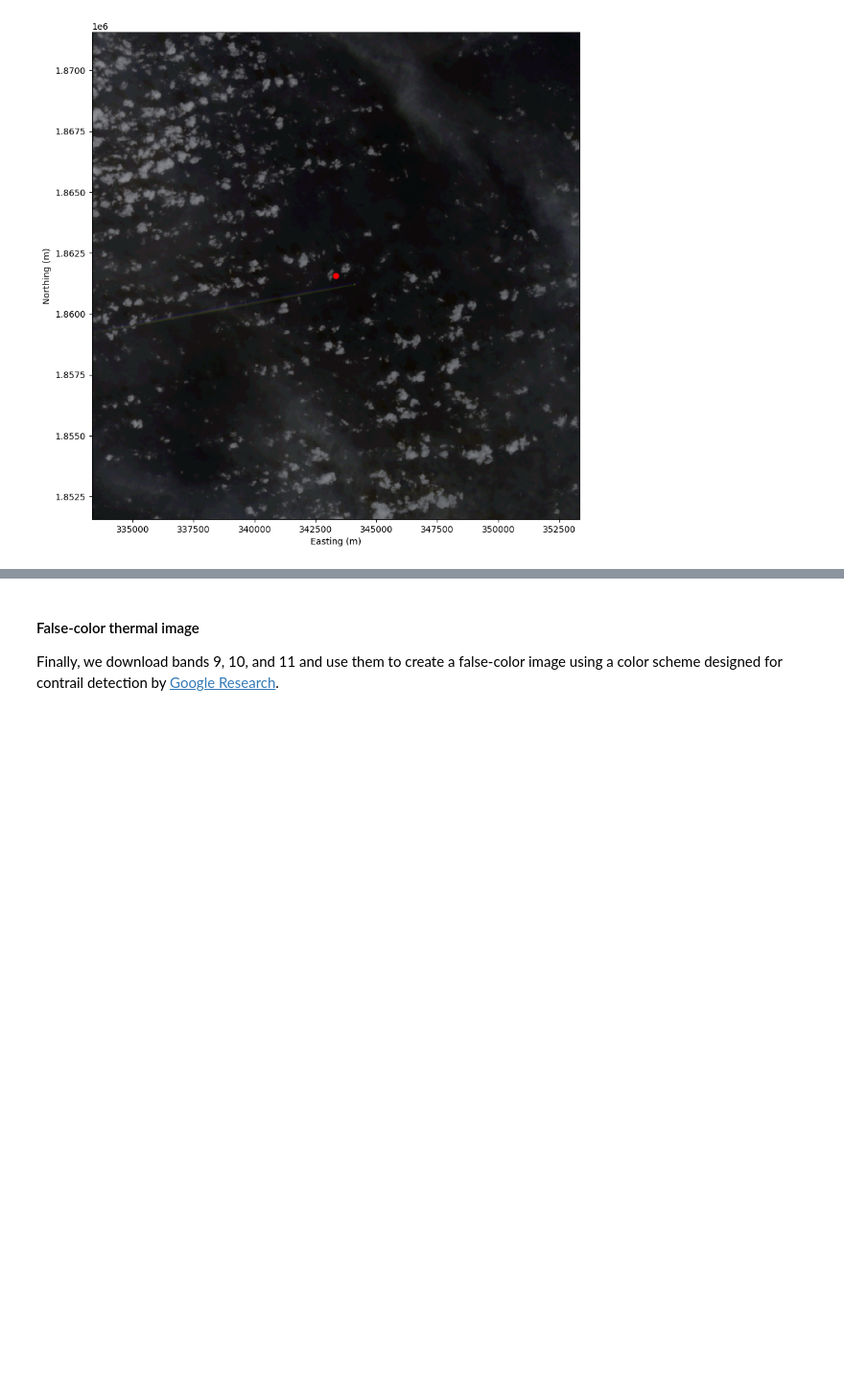
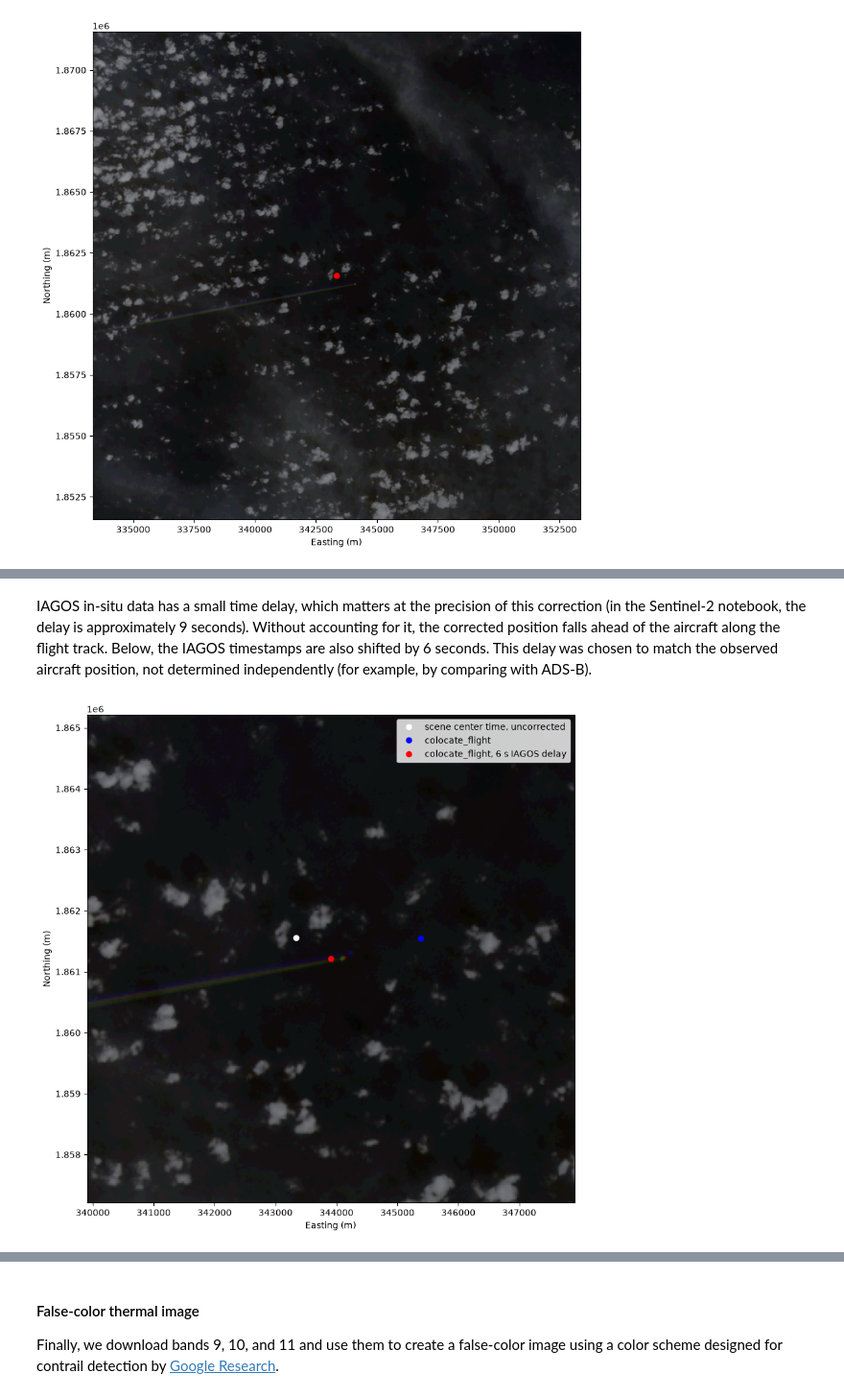
Before and after one commit to contrailcirrus/pycontrails, a Jupyter notebook: docs/notebooks/Landsat.ipynb, the cells around one changed output, grey strips where cells are left out. Shown at 96% size. Cells and saved outputs as stored; diff of their text form; code cells hidden in the pictures; blank space fills up the shorter version.

```diff
--- a/docs/notebooks/Landsat.ipynb
+++ b/docs/notebooks/Landsat.ipynb
@@ -110,0 +112,20 @@ plt.ylabel("Northing (m)");
+# %%
+x1, y1, t1 = handler.colocate_flight(Flight(df))
+# %% [markdown]
+IAGOS in-situ data has a small time delay, which matters at the precision of this correction (in the Sentinel-2 notebook, the delay is approximately 9 seconds). Without accounting for it, the corrected position falls ahead of the aircraft along the flight track. Below, the IAGOS timestamps are also shifted by 6 seconds. This delay was chosen to match the observed aircraft position, not determined independently (for example, by comparing with ADS-B).
+# %%
+df_delayed = df.assign(time=df["time"] + pd.Timedelta(seconds=6))
+x2, y2, t2 = handler.colocate_flight(Flight(df_delayed))
+# %%
+plt.figure(figsize=(10, 10))
+plt.imshow(rgb, extent=extent)
+plt.plot(flight_x, flight_y, "wo", label="scene center time, uncorrected")
+plt.plot(x1, y1, "bo", label="colocate_flight")
+plt.plot(x2, y2, "ro", label="colocate_flight, 6 s IAGOS delay")
+plt.xlim([x2 - 4e3, x2 + 4e3])
+plt.ylim([y2 - 4e3, y2 + 4e3])
+plt.legend()
+plt.xlabel("Easting (m)")
+plt.ylabel("Northing (m)");
+# %% [output]
+[figure, added]
```
Also changed, not shown: parts of 16 cells of this notebook, 7 other files.
